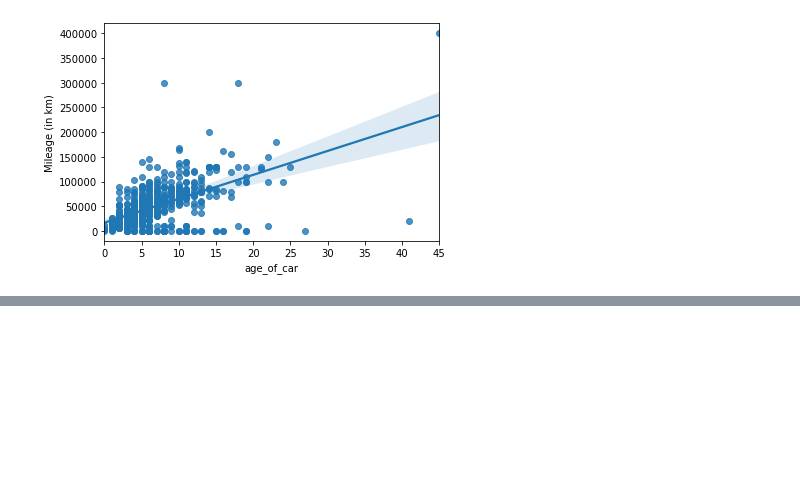
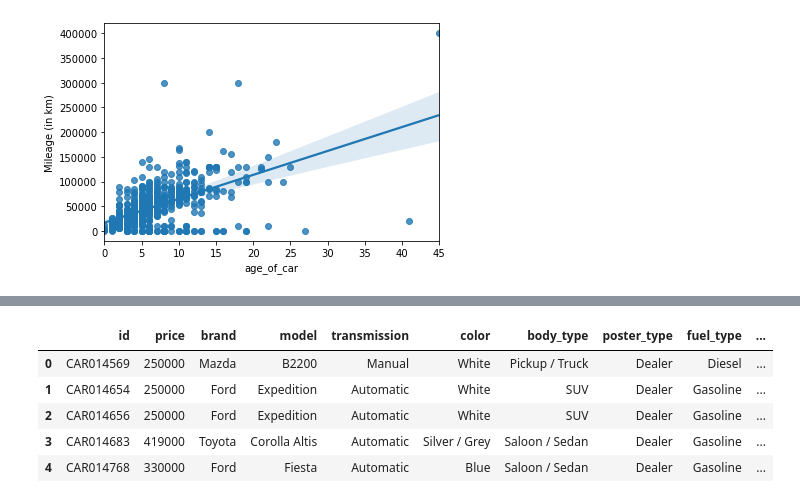
Before and after one commit to kaizerxcx/SecondHandCarsCebu, a Jupyter notebook: CarProject.ipynb, the cells around one changed output, grey strips where cells are left out. Cells and saved outputs as stored; diff of their text form; code cells hidden in the pictures; blank space fills up the shorter version.

Commit message:
Model Improvement

```diff
--- a/CarProject.ipynb
+++ b/CarProject.ipynb
@@ -216,3 +216,11 @@ null_merged=pd.merge(X_null,imputed_val,how='outer',on=X_null.index)
 null_merged.drop('key_0',inplace=True,axis=1)
 #index of Yr of Manufacture is set as the index
 null_merged.set_index('index',inplace=True)
+# %%
+# merged them all together (Yr of Manufacture and Mileage) non null records
+xy_merged=pd.concat([X,y],axis=1)
+# merged the non nulls with the imputed or previous nulls
+merged_df=pd.concat([null_merged,xy_merged],axis=0)
+# rearranged indedx so it's prettier
+merged_df=merged_df.sort_index()
+merged_df.head()
@@ -218,0 +234,16 @@ null_merged.set_index('index',inplace=True)
+# %%
+
+# merge it with the whole df but original null mileage and age is still there
+total_merge=pd.merge(final_df,merged_df,on=final_df.index)
+# dropped the original null mileage and age. The new boys are in town!
+total_merge.drop(['age_of_car_x','Mileage (in km)_x','key_0'],axis=1,inplace=True)
+#renamed them
+total_merge.columns=['id','price','brand','model','transmission','color','body_type','poster_type','fuel_type','location','retail','post_age_in_days','age_of_car','mileage_in_km']
+total_merge.head()
+# %% [output]
+|  | id | price | brand | model | transmission | color | body_type | poster_type | fuel_type | ... |
+| 0 | CAR014569 | 250000 | Mazda | B2200 | Manual | White | Pickup / Truck | Dealer | Diesel | ... |
+| 1 | CAR014654 | 250000 | Ford | Expedition | Automatic | White | SUV | Dealer | Gasoline | ... |
+| 2 | CAR014656 | 250000 | Ford | Expedition | Automatic | White | SUV | Dealer | Gasoline | ... |
+| 3 | CAR014683 | 419000 | Toyota | Corolla Altis | Automatic | Silver / Grey | Saloon / Sedan | Dealer | Gasoline | ... |
+| 4 | CAR014768 | 330000 | Ford | Fiesta | Automatic | Blue | Saloon / Sedan | Dealer | Gasoline | ... |
```
Also changed, not shown: parts of 12 cells of this notebook.
